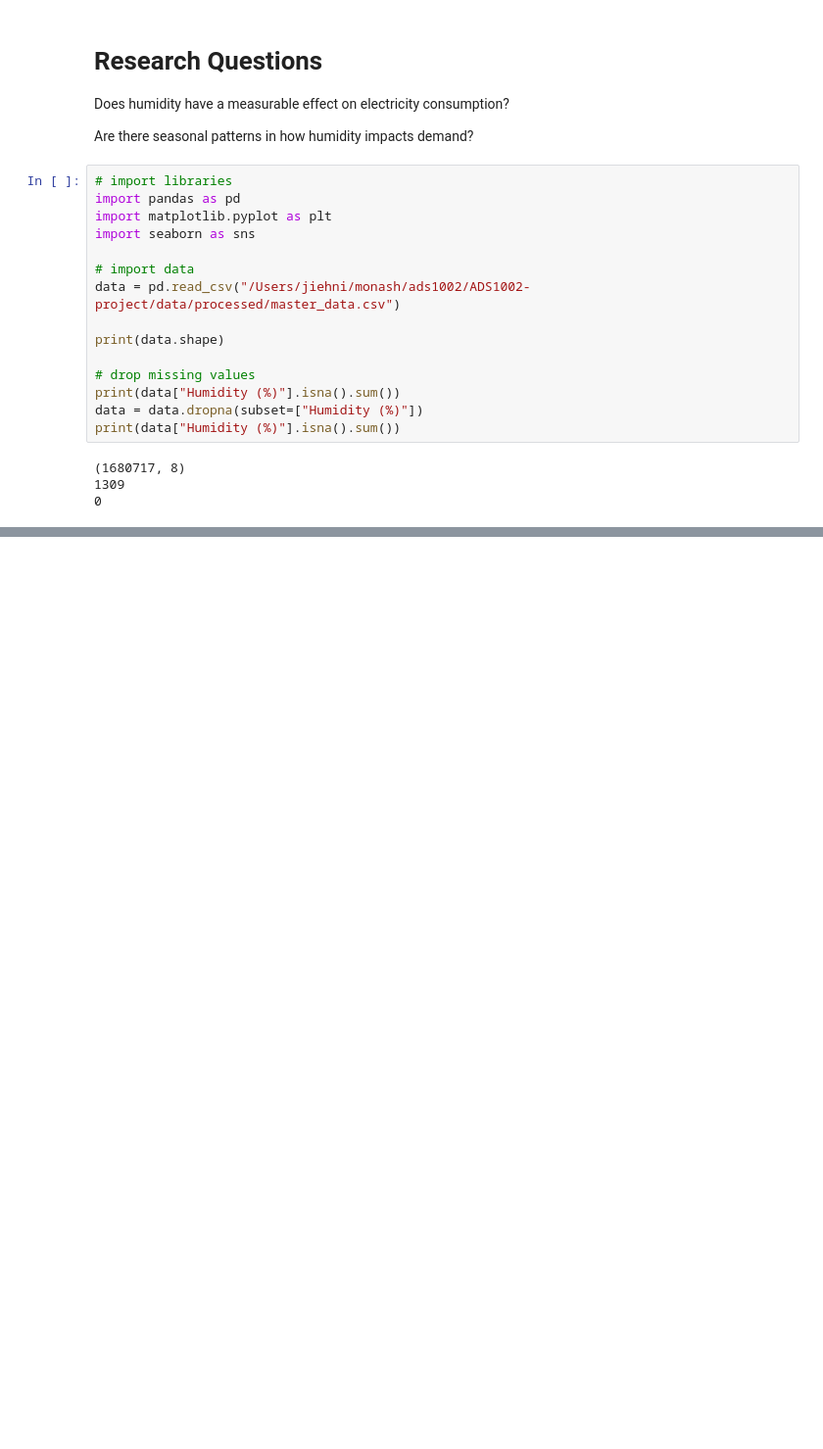
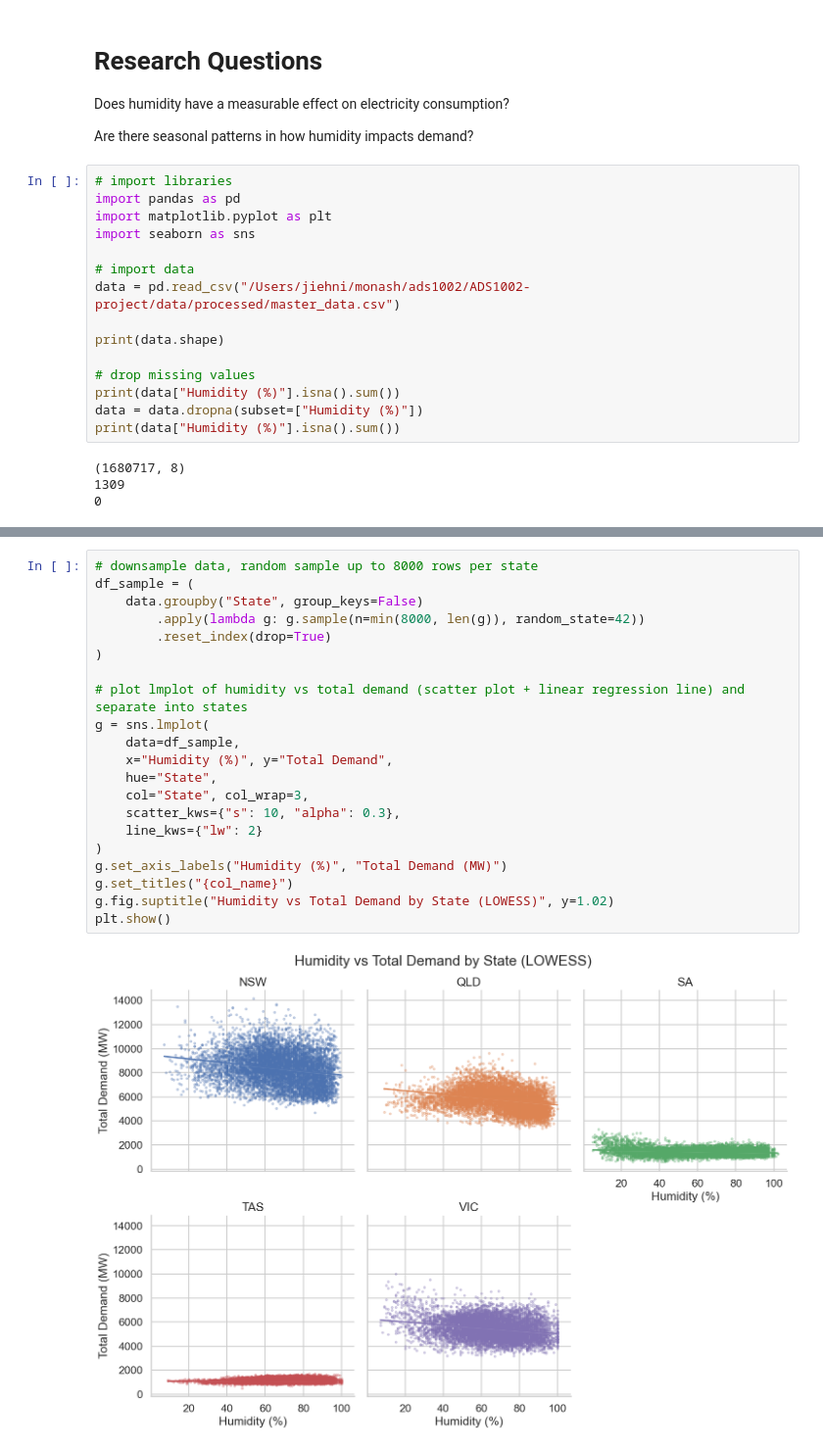
Before and after one commit to harjask-7/ADS1002-project, a Jupyter notebook: notebooks/jiehni/eda_humidity_demand.ipynb, the cells around one changed output, grey strips where cells are left out. Shown at 98% size. Saved outputs shown, nothing was run; the diff lists cells and outputs as text; blank space fills up the shorter version.

```diff
--- a/notebooks/jiehni/eda_humidity_demand.ipynb
+++ b/notebooks/jiehni/eda_humidity_demand.ipynb
@@ -33,6 +53,29 @@ plt.show()
 # %% [output]
 [figure]
 [figure]
+# %%
+# downsample data, random sample up to 8000 rows per state
+df_sample = (
+    data.groupby("State", group_keys=False)
+        .apply(lambda g: g.sample(n=min(8000, len(g)), random_state=42))
+        .reset_index(drop=True)
+)
+
+# plot lmplot of humidity vs total demand (scatter plot + linear regression line) and separate into states
+g = sns.lmplot(
+    data=df_sample,
+    x="Humidity (%)", y="Total Demand",
+    hue="State",
+    col="State", col_wrap=3,
+    scatter_kws={"s": 10, "alpha": 0.3},
+    line_kws={"lw": 2}
+)
+g.set_axis_labels("Humidity (%)", "Total Demand (MW)")
+g.set_titles("{col_name}")
+g.fig.suptitle("Humidity vs Total Demand by State (LOWESS)", y=1.02)
+plt.show()
+# %% [output]
+[figure, added]
 # %%
 # extract month
 data["Month"] = pd.to_datetime(data["Datetime"]).dt.month
```
Also changed, not shown: parts of 11 cells of this notebook.
